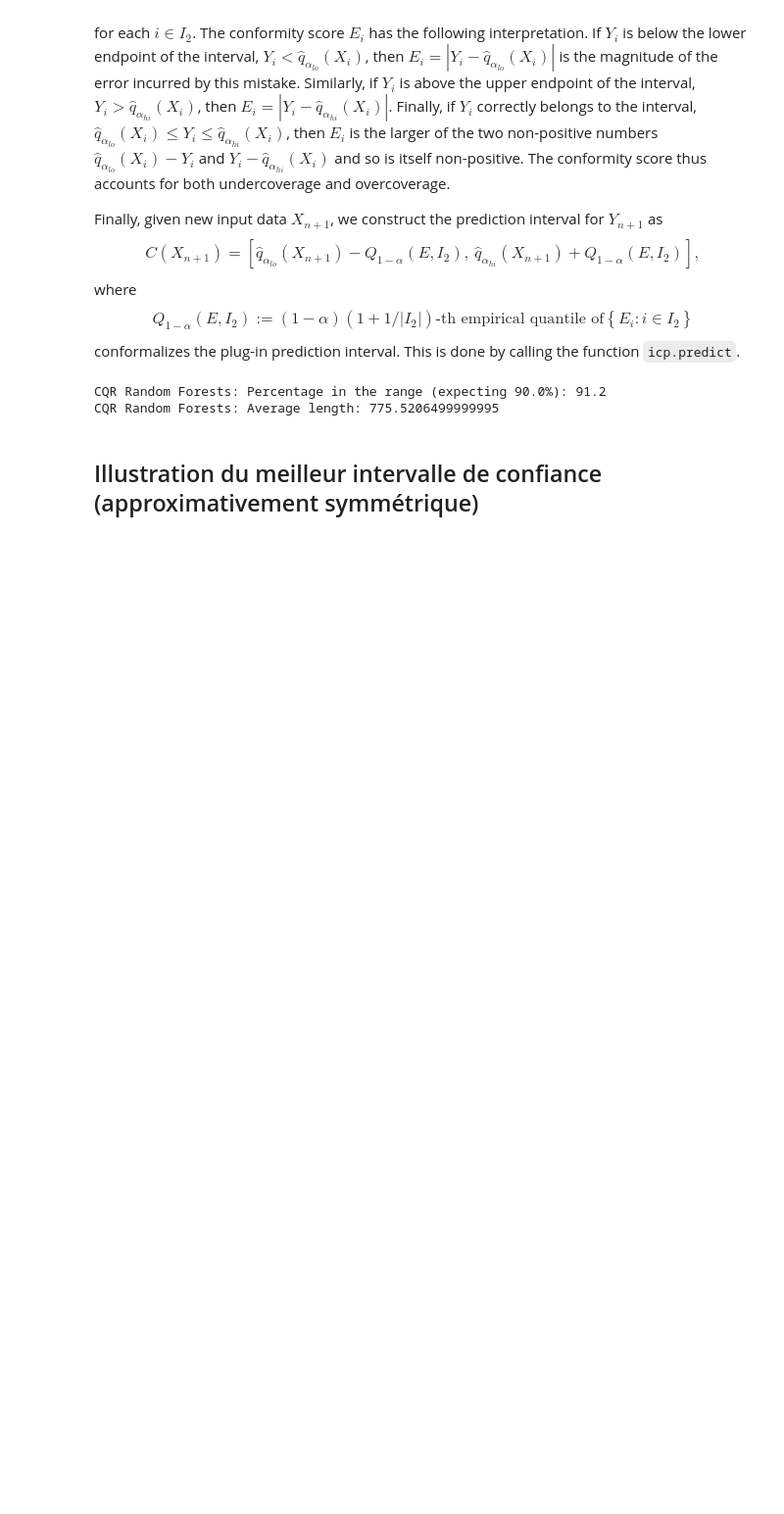
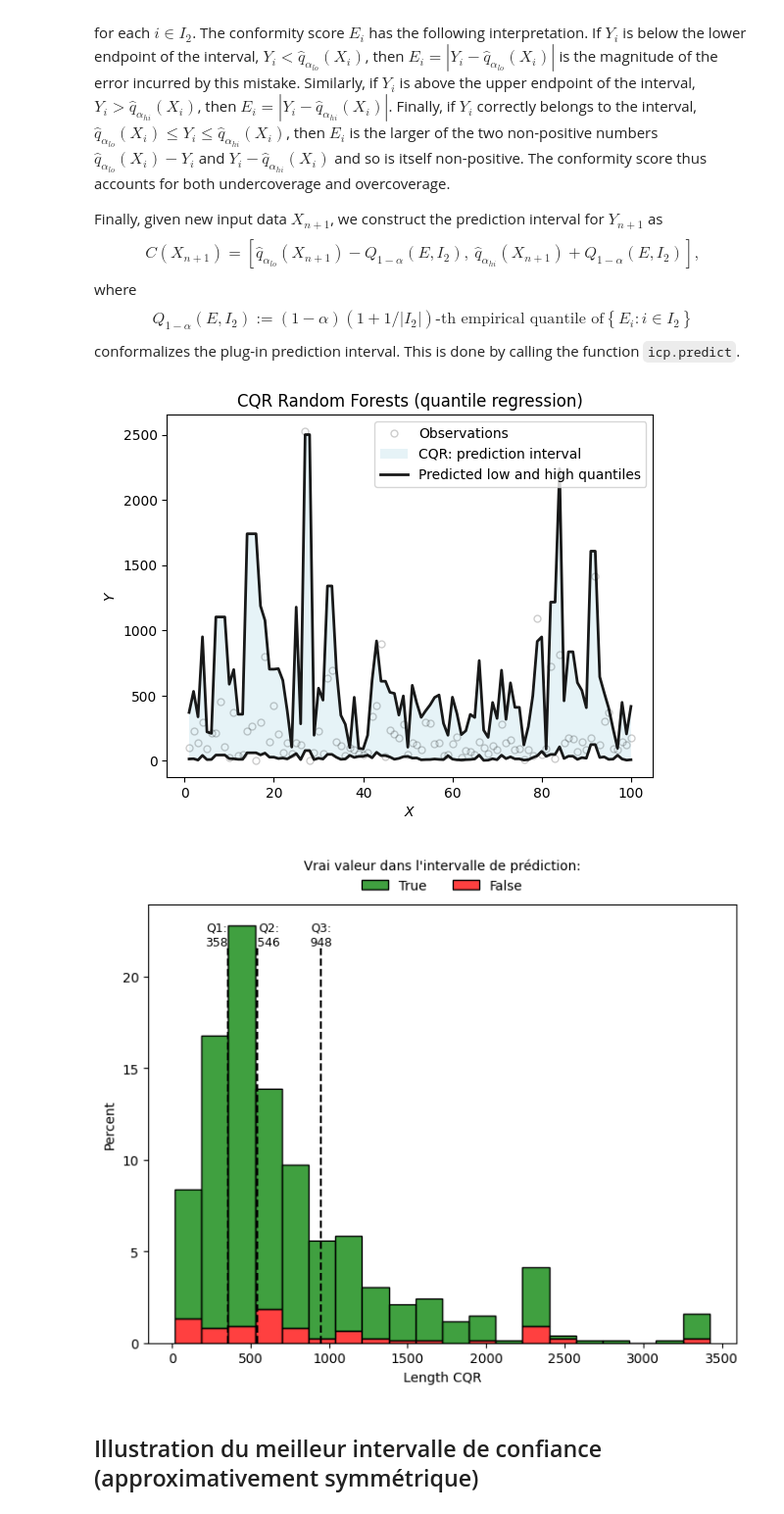
Before and after one commit to Krrcharles/Prediction-conforme-pour-les-donnees--analysee-par-Transformers, a Jupyter notebook: Code_stuart.ipynb, the cells around one changed output. Shown at 98% size. Saved outputs shown, nothing was run; the diff lists cells and outputs as text; code cells hidden in the pictures; blank space fills up the shorter version.

```diff
--- a/Code_stuart.ipynb
+++ b/Code_stuart.ipynb
@@ -1375,7 +1314,7 @@ y_lower = np.maximum(predictions[:, 0], 0)
 y_upper = predictions[:,1]
 
 # compute the low and high conditional quantile estimation
-pred = model.predict(X_test[~idx])
+pred_cqr = model.predict(X_test[~idx])
 
 # compute and display the average coverage
 in_the_range_cqr = (y_test[~idx] >= y_lower) & (y_test[~idx]<= y_upper)
@@ -1390,15 +1329,15 @@ print("CQR Random Forests: Average length:", np.mean(length_cqr))
 
 # CQR Random Forests: Percentage in the range (expecting 90.0%): 91.2
 # CQR Random Forests: Average length: 775.5206499999995
-# %% [output]
-CQR Random Forests: Percentage in the range (expecting 90.0%): 91.2
-CQR Random Forests: Average length: 775.5206499999995
 # %%
-plot_func(y=y_test[~idx],y_u=y_upper,y_l=y_lower,pred=pred,shade_color='lightblue',
+plot_func(y=y_test[~idx],y_u=y_upper,y_l=y_lower,pred=pred_cqr,shade_color='lightblue',
           method_name="CQR:",title="CQR Random Forests (quantile regression)",
-          filename="fig/illustration_cqr.png",save_figures=True)
+          filename="fig/lineplot_cqr.png",save_figures=True)
 
 plot_hist(length = length_cqr, in_the_range = in_the_range_cqr, x_name="Length CQR", dec_x_quant= [-75,70,0],
-        filename="fig/illustration_length_cqr.png", save_figures=True)
+        filename="fig/histo_length_cqr.png", save_figures=True)
+# %% [output]
+[figure, added]
+[figure, added]
 # %%
 with open('data/traite/pred_cqr', 'wb') as f1:
```
Also changed, not shown: parts of 16 cells of this notebook, 11 other files.
